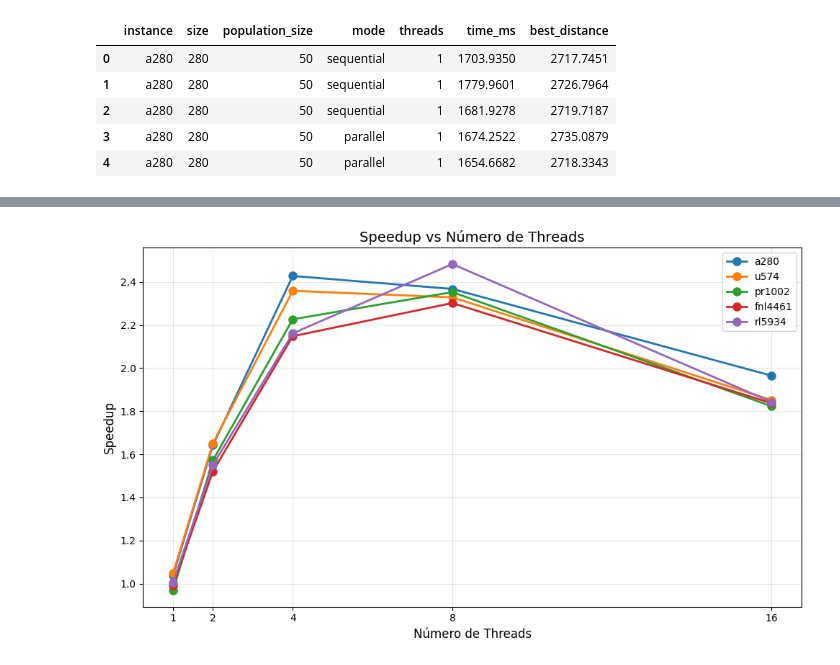
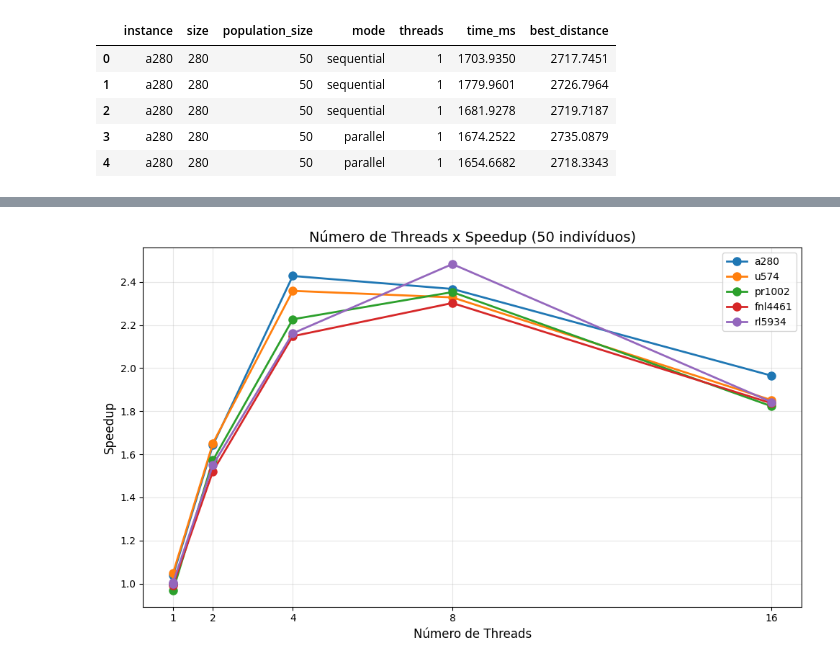
Before and after one commit to rafael-takahashi/tsp-genetic-algorithm, a Jupyter notebook: notebooks/results.ipynb, the cells around one changed output, grey strips where cells are left out. Cells and saved outputs as stored; diff of their text form; code cells hidden in the pictures.

```diff
--- a/notebooks/results.ipynb
+++ b/notebooks/results.ipynb
@@ -29,22 +31,26 @@ instances = df['instance'].unique()
 pop_sizes = df['population_size'].unique()
 thread_counts = sorted(df[df['mode'] == 'parallel']['threads'].unique())
 # %%
-df_pop50 = df[df['population_size'] == 50]
-
-grouped = df_pop50.groupby(['instance', 'mode', 'threads'], sort=False).agg({
+grouped = df.groupby(['instance', 'population_size', 'mode', 'threads'], sort=False).agg({
     'time_ms': 'mean',
     'best_distance': 'mean'
 }).reset_index()
 
-sequential_baselines = grouped[grouped['mode'] == 'sequential'].set_index('instance')['time_ms']
+sequential_baselines = grouped[grouped['mode'] == 'sequential'][['instance', 'population_size', 'time_ms']]
+sequential_baselines = sequential_baselines.rename(columns={'time_ms': 'sequential_time'})
 
-grouped['speedup'] = grouped['instance'].map(sequential_baselines) / grouped['time_ms']
+grouped = grouped.merge(
+    sequential_baselines,
+    on=['instance', 'population_size'],
+    how='left'
+)
+
+grouped['speedup'] = grouped['sequential_time'] / grouped['time_ms']
 grouped['efficiency'] = (grouped['speedup'] / grouped['threads']) * 100
+grouped['ideal_time'] = grouped['sequential_time'] / grouped['threads']
+grouped['overhead'] = grouped['time_ms'] - grouped['ideal_time']
 
-parallel_data = grouped[grouped['mode'] == 'parallel'].copy()
-parallel_data['sequential_time'] = parallel_data['instance'].map(sequential_baselines)
-parallel_data['ideal_time'] = parallel_data['sequential_time'] / parallel_data['threads']
-parallel_data['overhead'] = parallel_data['time_ms'] - parallel_data['ideal_time']
+# grouped['relative_time'] = grouped['time_ms'] / grouped['sequential_time']
 
-parallel_data.head()
+grouped.head()
 # %% [output]
@@ -56,0 +63,3 @@ parallel_data.head()
+# %%
+grouped_50pop = grouped[grouped['population_size'] == 50]
+parallel_grouped_50pop = grouped_50pop[grouped_50pop['mode'] == 'parallel']
@@ -57,22 +99,22 @@ parallel_data.head()
 # %%
 fig, ax = plt.subplots(figsize=(10, 6))
 
 for instance in instances:
-    instance_data = parallel_data[parallel_data['instance'] == instance]
+    instance_data = grouped_50pop[grouped_50pop['instance'] == instance]
 
     ax.plot(instance_data['threads'],
             instance_data['speedup'],
             marker='o',
             linewidth=2,
             markersize=8,
             label=instance)
 
 ax.set_xlabel('Número de Threads', fontsize=12)
 ax.set_ylabel('Speedup', fontsize=12)
-ax.set_title('Speedup vs Número de Threads', fontsize=14)
+ax.set_title('Número de Threads x Speedup (50 indivíduos)', fontsize=14)
 ax.grid(True, alpha=0.3)
 ax.legend()
 ax.set_xticks(thread_counts)
 plt.tight_layout()
 # %% [output]
-[figure, old version]
+[figure, new version]
```
Also changed, not shown: parts of 13 cells of this notebook, 1 other file.
